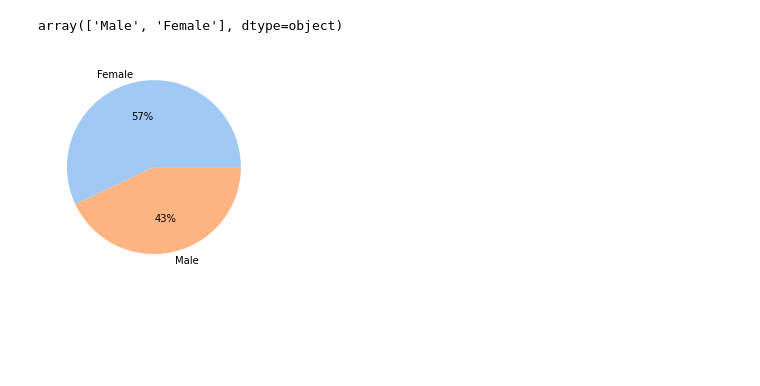
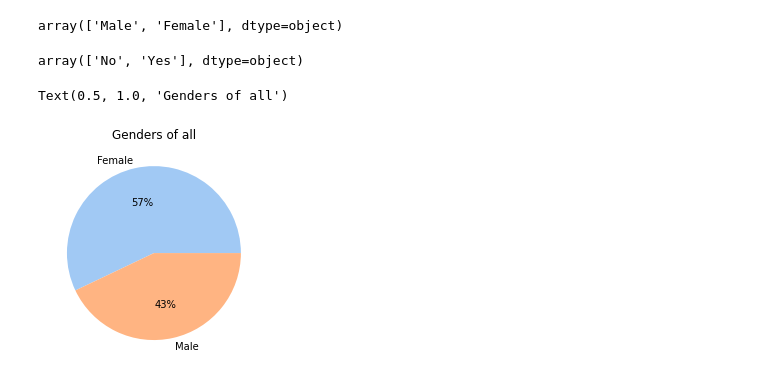
Before and after one commit to haniatlusty/statistics_of_smokers, a Jupyter notebook: Scratch1.ipynb, the cells around one changed output. Saved outputs shown, nothing was run; the diff lists cells and outputs as text; code cells hidden in the pictures; blank space fills up the shorter version.

Commit message:
Categories and Dividing Smokers/non-Smokers

```diff
--- a/Scratch1.ipynb
+++ b/Scratch1.ipynb
@@ -115,11 +115,17 @@ plt.legend()
 df["gender"].unique()
 # %% [output]
 array(['Male', 'Female'], dtype=object)
+# %%
+df["smoke"].unique()
+# %% [output]
+array(['No', 'Yes'], dtype=object)
 # %%
 amount_of_females = len(df[df["gender"]=="Female"])
 amount_of_males = len(df[df["gender"]=="Male"])
 genders = ["Female", "Male"]
 colors = sns.color_palette('pastel')[0:2]
 plt.pie(x = [amount_of_females, amount_of_males], labels = genders, colors = colors, autopct='%.0f%%');
+plt.title("Genders of all")
 # %% [output]
+Text(0.5, 1.0, 'Genders of all')
-[figure, old version]
+[figure, new version]
```
Also changed, not shown: parts of 10 cells of this notebook.
